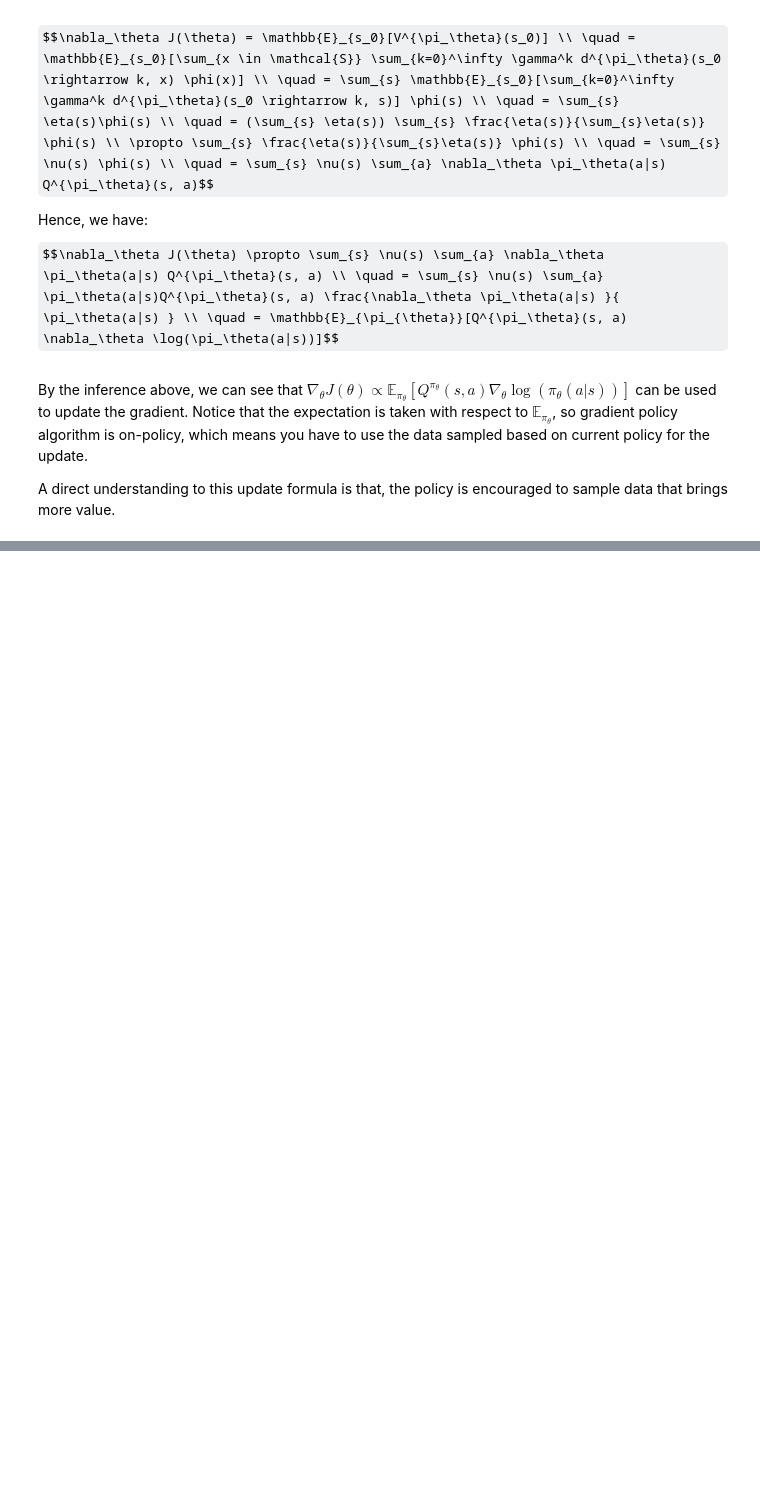
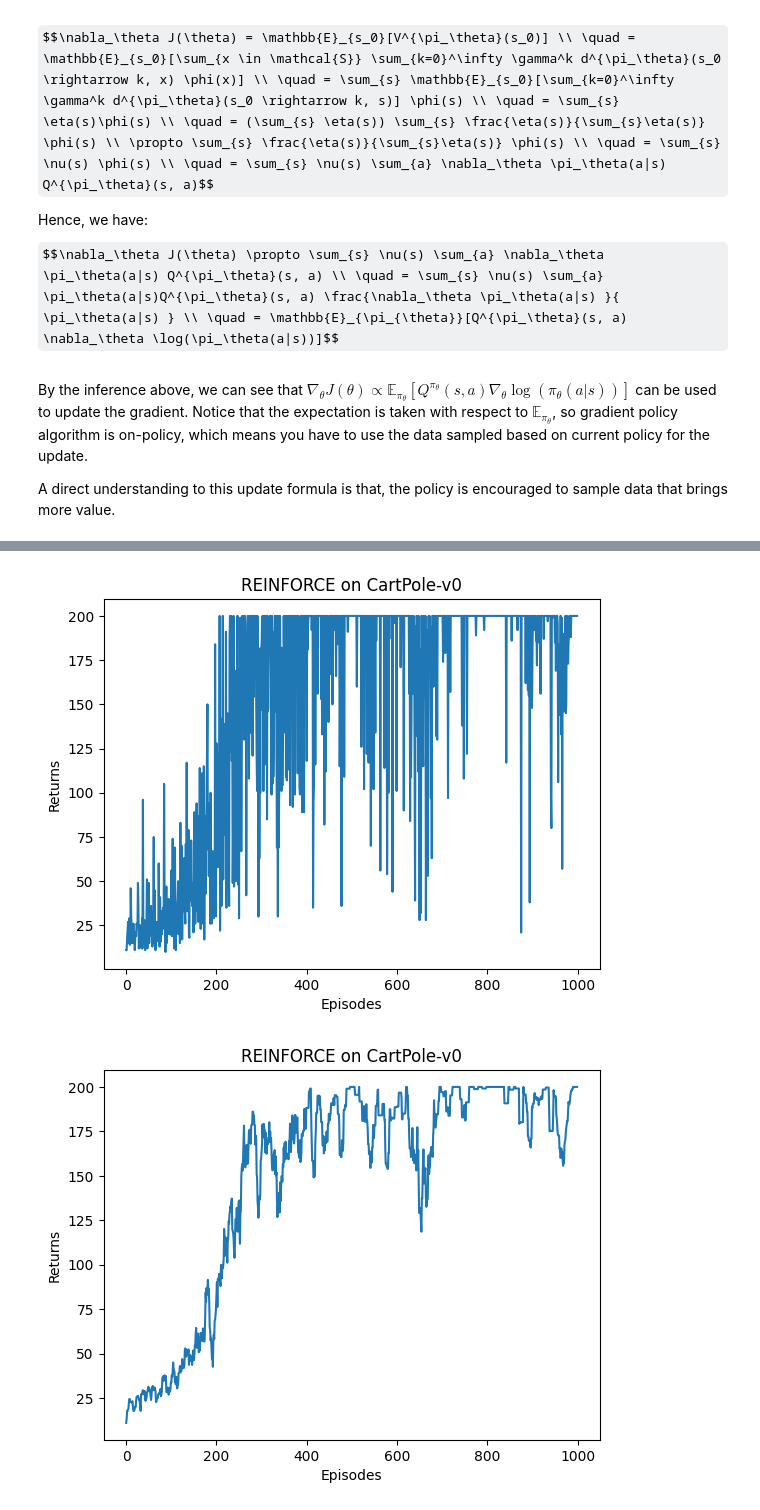
Before and after one commit to jessiewang-hongyan/rl_learning, a Jupyter notebook: 9-PolicyGradient.ipynb, the cells around one changed output, grey strips where cells are left out. Drawn from its saved outputs; the diff is of its cells as text; code cells hidden in the pictures; some formulas as TeX source; blank space fills up the shorter version.

Commit message:
REINFORCE code

```diff
--- a/9-PolicyGradient.ipynb
+++ b/9-PolicyGradient.ipynb
@@ -42,0 +53,11 @@ Now, let us implement it.
+# %%
+class PolicyNet(nn.Module):
+    # TODO: implement policy net, with input states and output distribution of actions
+    def __init__(self, input_dim, hidden_dim, acton_dim):
+        super(PolicyNet, self).__init__()
+        self.fc1 = nn.Linear(input_dim, hidden_dim)
+        self.fc2 = nn.Linear(hidden_dim, acton_dim)
+
+    def forward(self, x):
+        h = F.relu(self.fc1(x))
+        return F.softmax(self.fc2(h), dim=1)
@@ -42,0 +163,17 @@ Now, let us implement it.
+# %%
+episodes_list = list(range(len(return_list)))
+plt.plot(episodes_list, return_list)
+plt.xlabel('Episodes')
+plt.ylabel('Returns')
+plt.title('REINFORCE on {}'.format(env_name))
+plt.show()
+
+mv_return = rl_utils.moving_average(return_list, 9)
+plt.plot(episodes_list, mv_return)
+plt.xlabel('Episodes')
+plt.ylabel('Returns')
+plt.title('REINFORCE on {}'.format(env_name))
+plt.show()
+# %% [output]
+[figure, added]
+[figure, added]
```
Also changed, not shown: parts of 6 cells of this notebook.
